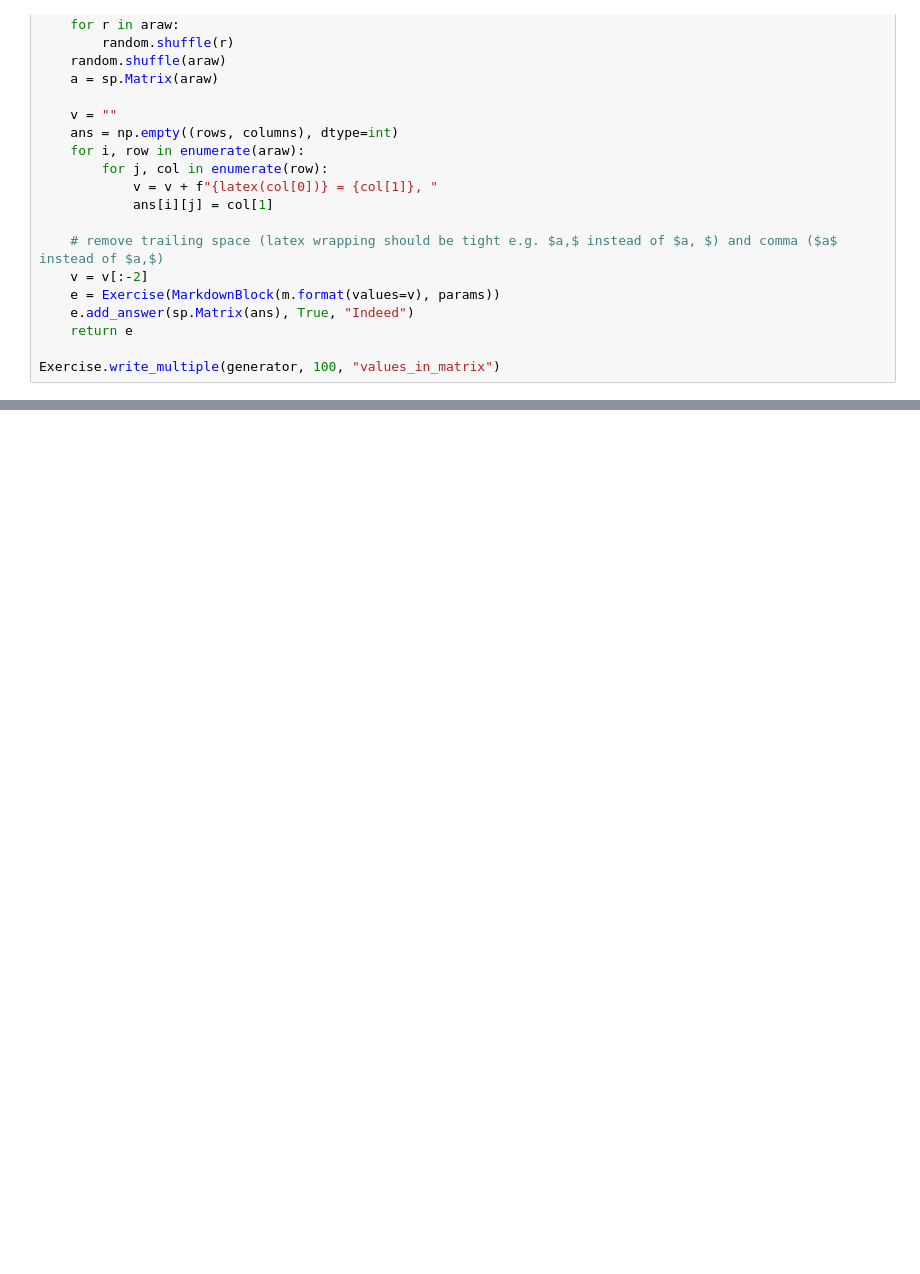
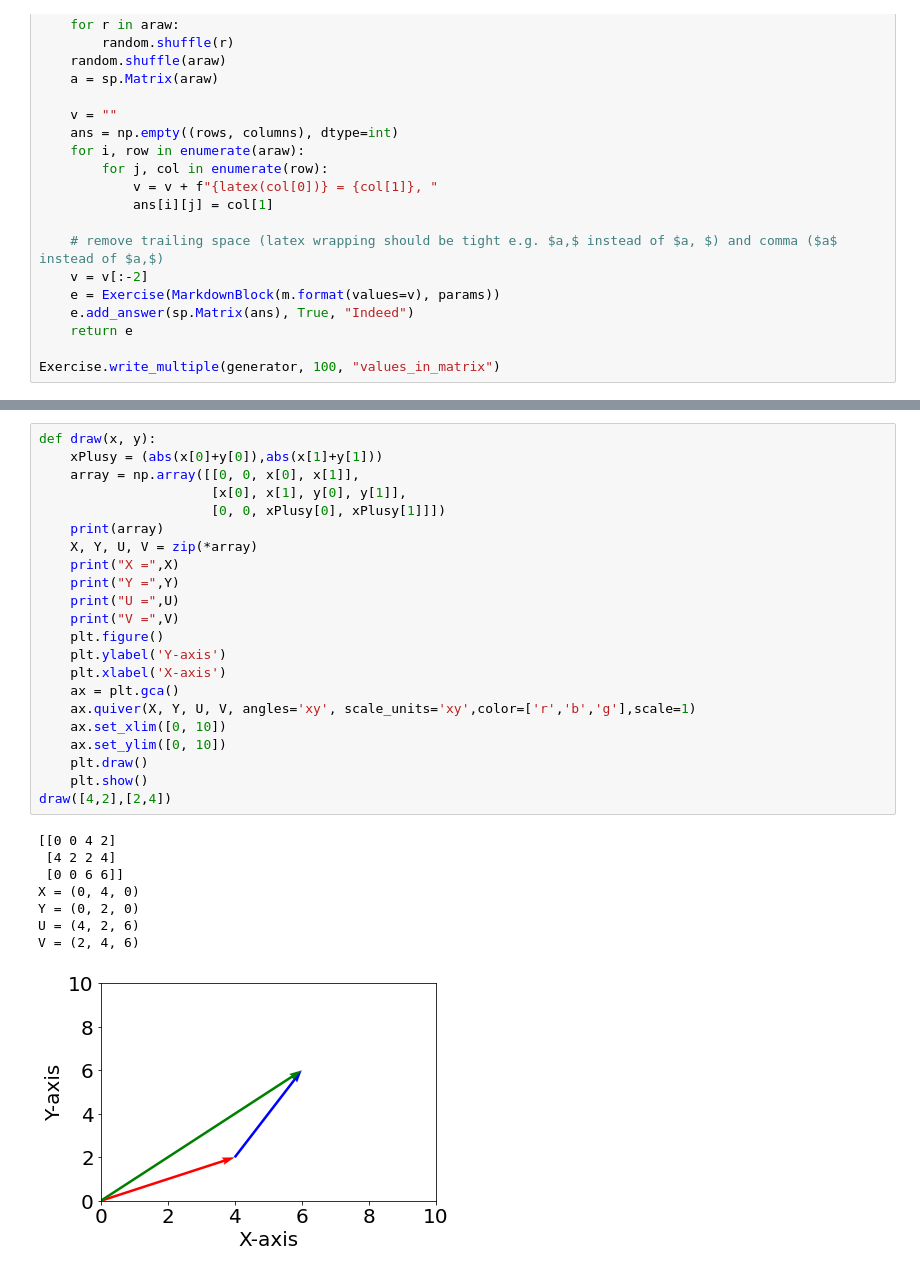
Before and after one commit to rkeulemans/exercise_public, a Jupyter notebook: more_exercises.ipynb, the cells around one changed output, grey strips where cells are left out. Drawn from its saved outputs; the diff is of its cells as text; blank space fills up the shorter version.

```diff
--- a/more_exercises.ipynb
+++ b/more_exercises.ipynb
@@ -472,0 +489,31 @@ Exercise.write_multiple(generator, 10, "trace")
+# %%
+def draw(x, y):
+    xPlusy = (abs(x[0]+y[0]),abs(x[1]+y[1]))
+    array = np.array([[0, 0, x[0], x[1]],
+                      [x[0], x[1], y[0], y[1]],
+                      [0, 0, xPlusy[0], xPlusy[1]]])
+    print(array)
+    X, Y, U, V = zip(*array)
+    print("X =",X)
+    print("Y =",Y)
+    print("U =",U)
+    print("V =",V)
+    plt.figure()
+    plt.ylabel('Y-axis')
+    plt.xlabel('X-axis')
+    ax = plt.gca()
+    ax.quiver(X, Y, U, V, angles='xy', scale_units='xy',color=['r','b','g'],scale=1)
+    ax.set_xlim([0, 10])
+    ax.set_ylim([0, 10])
+    plt.draw()
+    plt.show()
+draw([4,2],[2,4])
+# %% [output]
+[[0 0 4 2]
+ [4 2 2 4]
+ [0 0 6 6]]
+X = (0, 4, 0)
+Y = (0, 2, 0)
+U = (4, 2, 6)
+V = (2, 4, 6)
+[figure, added]
```
Also changed, not shown: parts of 6 cells of this notebook, 1 other file.
